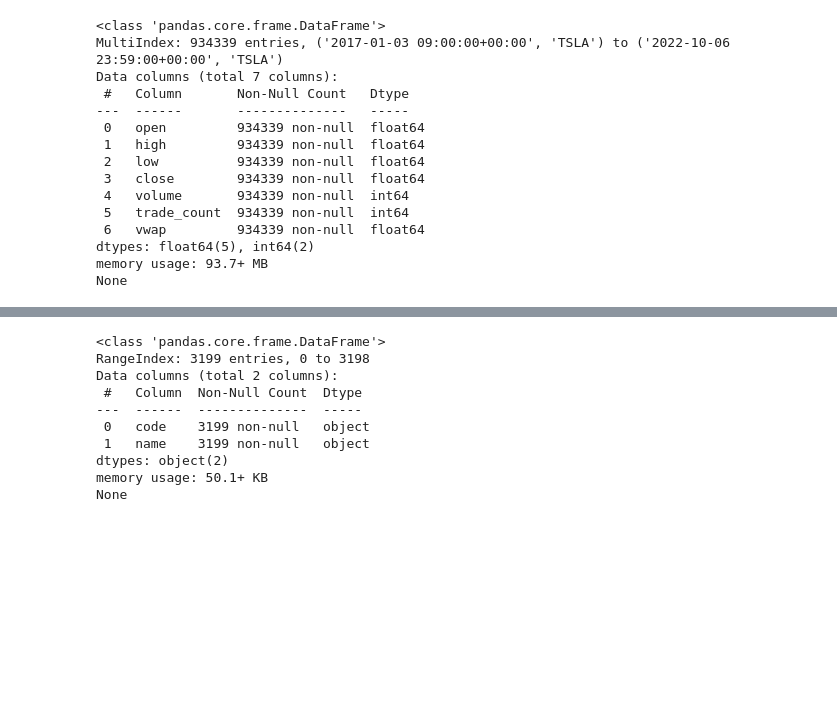
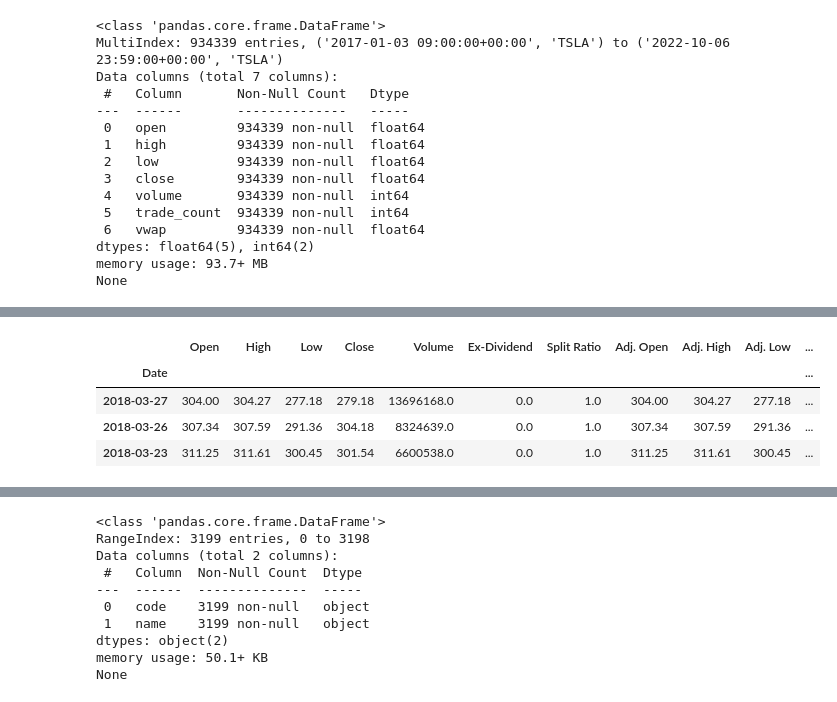
Before and after one commit to charbelnehme/tesla-stock-bot, a Jupyter notebook: create_dataset.IPYNB, the cells around one changed output, grey strips where cells are left out. Drawn from its saved outputs; the diff is of its cells as text; code cells hidden in the pictures; blank space fills up the shorter version.

Commit message:
revise data collection and storage procedure

```diff
--- a/create_dataset.IPYNB
+++ b/create_dataset.IPYNB
@@ -47,0 +126,5 @@ None
+# %%
+# API Endpoint
+url = "https://www.quandl.com/api/v3/datasets/WIKI/TSLA.json?api_key=XmfpCC9s2CV5sed4dH4z" #TODO: Remove API key from URL
+response = requests.get(url)
+print(response)
@@ -47,0 +135,9 @@ None
+# %%
+# Extract content of API response
+content = response.content
+
+# Convert output to json
+data = response.json()
+
+# Format data with json dumps
+print(json.dumps(data, indent=4, sort_keys=True))
@@ -47,0 +162,5 @@ None
+# %%
+# Convert output to pandas dataframe
+df = pd.DataFrame(data['dataset']['data'], columns=data['dataset']['column_names'])
+df.set_index('Date', inplace=True)
+print(df.head())
@@ -47,0 +175,10 @@ None
+# %%
+# Pass 'Date' colum in as date format
+df.index = pd.to_datetime(df.index)
+df.head(3)
+# %% [output]
+|  | Open | High | Low | Close | Volume | Ex-Dividend | Split Ratio | Adj. Open | Adj. High | Adj. Low | ... |
+| Date |  |  |  |  |  |  |  |  |  |  | ... |
+| 2018-03-27 | 304.00 | 304.27 | 277.18 | 279.18 | 13696168.0 | 0.0 | 1.0 | 304.00 | 304.27 | 277.18 | ... |
+| 2018-03-26 | 307.34 | 307.59 | 291.36 | 304.18 | 8324639.0 | 0.0 | 1.0 | 307.34 | 307.59 | 291.36 | ... |
+| 2018-03-23 | 311.25 | 311.61 | 300.45 | 301.54 | 6600538.0 | 0.0 | 1.0 | 311.25 | 311.61 | 300.45 | ... |
```
Also changed, not shown: parts of 29 cells of this notebook, 16 other files.
